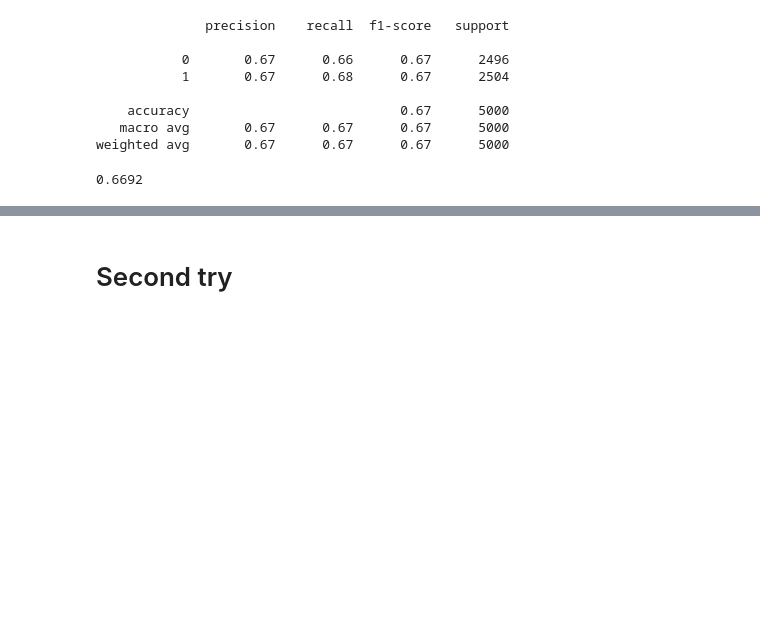
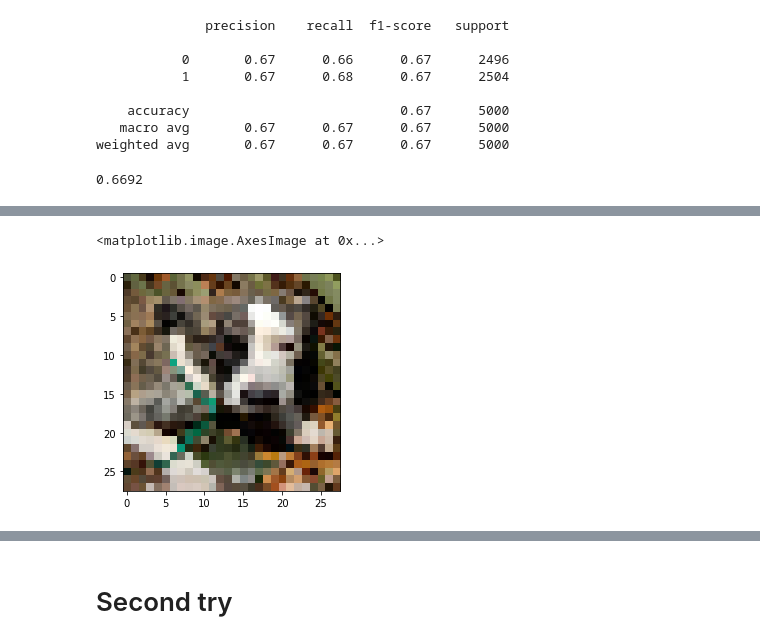
Before and after one commit to or-yitshak/Final-Project-Semester-B, a Jupyter notebook: Cats & Dogs.ipynb, the cells around one changed output, grey strips where cells are left out. Saved outputs shown, nothing was run; the diff lists cells and outputs as text; code cells hidden in the pictures; blank space fills up the shorter version.

Commit message:
color section added to Cats & Dogs

```diff
--- a/Cats & Dogs.ipynb
+++ b/Cats & Dogs.ipynb
@@ -830,0 +842,7 @@ metrics.accuracy_score(test_target,y_pred)
+# %%
+cols = []
+for i in range(2352):
+    cols.append("pixel_"+str(i))
+df_color = pd.DataFrame(train_data_color,columns=cols)
+df_color['label']=train_label_color
+df_color.head()
@@ -830,0 +857,3 @@ metrics.accuracy_score(test_target,y_pred)
+# %%
+df_color_suffled = df_color.sample(frac=1,random_state=0)
+df_color_suffled
@@ -830,0 +886,4 @@ metrics.accuracy_score(test_target,y_pred)
+# %%
+train = df_color_suffled.iloc[5000:]
+train.reset_index(drop=True,inplace=True)
+train.head()
@@ -830,0 +898,3 @@ metrics.accuracy_score(test_target,y_pred)
+# %%
+train_data = train.drop('label',axis=1)
+train_target = train['label']
@@ -830,0 +904,5 @@ metrics.accuracy_score(test_target,y_pred)
+# %%
+plt.imshow(np.flip(np.array(train_data.loc[1]).reshape(28,28,3),2))
+# %% [output]
+<matplotlib.image.AxesImage at 0x...>
+[figure, added]
```
Also changed, not shown: parts of 55 cells of this notebook.
